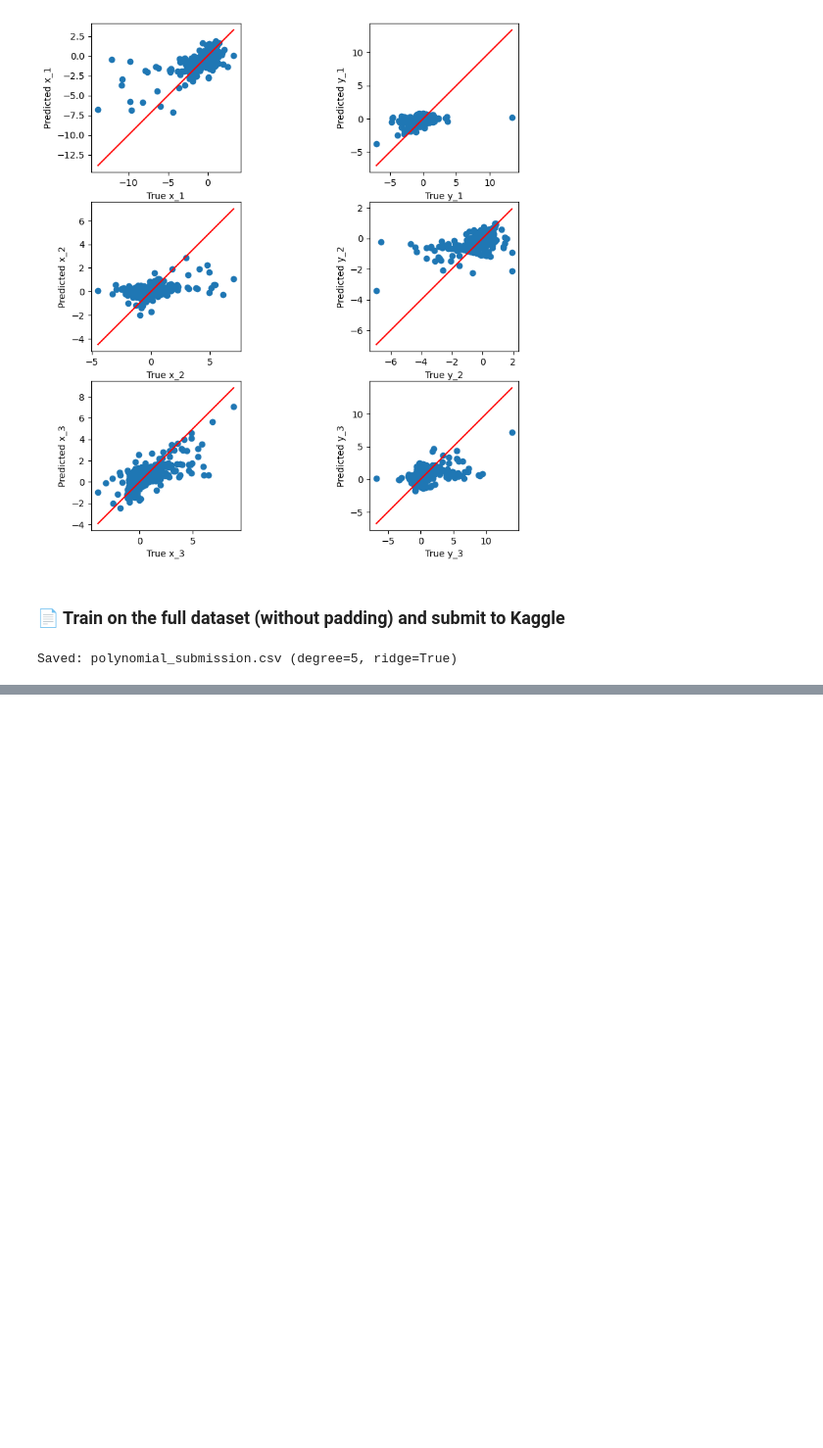
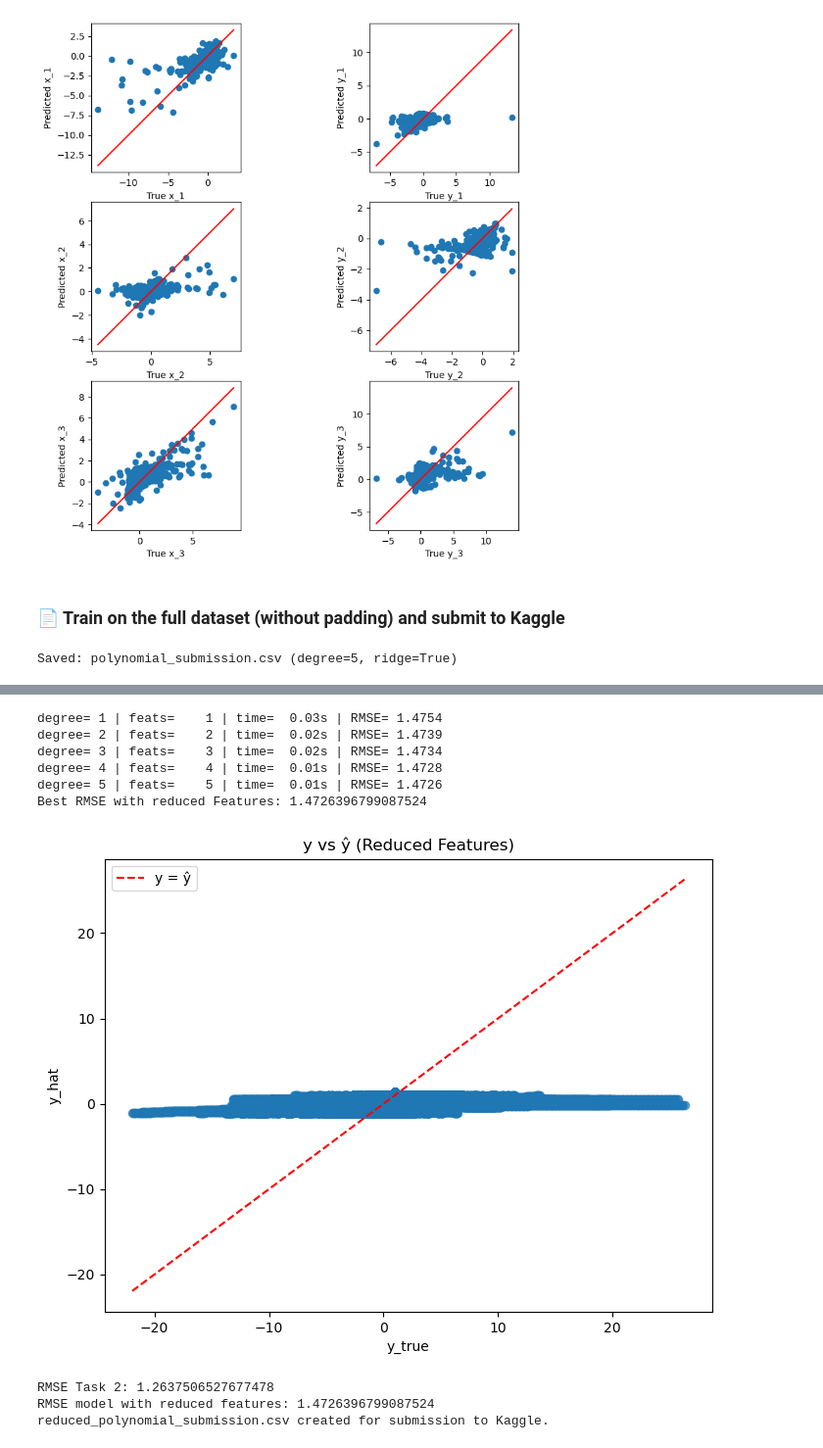
Before and after one commit to Custodio30/MLNOVA-AA-Assigement-1-Bernardo-Joao-Leonor, a Jupyter notebook: assigment#1/notebooks/assigment#1.ipynb, the cells around one changed output, grey strips where cells are left out. Shown at 98% size. Saved outputs shown, nothing was run; the diff lists cells and outputs as text; code cells hidden in the pictures; blank space fills up the shorter version.

```diff
--- a/assigment#1/notebooks/assigment#1.ipynb
+++ b/assigment#1/notebooks/assigment#1.ipynb
@@ -654,0 +778,58 @@ Saved: polynomial_submission.csv (degree=5, ridge=True)
+# %%
+############# Task 3.2 #############
+
+#Creating only datatsets with variable "t" in features (X_tr and X_va)
+X_tr_reduced = tr_df[["t"]].values
+X_va_reduced = va_df[["t"]].values
+y_tr_reduced = tr_df[TARGETS].values
+y_va_reduced = va_df[TARGETS].values
+
+best_model_red, best_rmse_red, logs_red = validate_polynomial(
+    X_tr_reduced, y_tr_reduced,
+    X_va_reduced, y_va_reduced,
+    degrees=range(1, 6),
+    max_features=1500,
+    random_state=42,
+    use_ridge=False,
+    sample_frac=0.05,
+    verbose=True
+)
+
+print(f"Best RMSE with reduced Features: {best_rmse_red}")
+
+#Y-^y plot for comparing values
+y_hat_red = best_model_red.predict(X_va_reduced) #Using prediction with reduced features on validation set
+
+plt.figure(figsize=(8,6))
+plt.scatter(y_va_reduced.flatten(), y_hat_red.flatten(), alpha=0.6)
+plt.plot([y_va_reduced.min(), y_va_reduced.max()],
+         [y_va_reduced.min(), y_va_reduced.max()],
+         'r--', label='y = ŷ')
+plt.xlabel('y_true')
+plt.ylabel('y_hat')
+plt.title('y vs ŷ (Reduced Features)')
+plt.legend()
+plt.show()
+
+#Comparison with Task 2
+print(f"RMSE Task 2: {rmse_poly}")
+print(f"RMSE model with reduced features: {best_rmse_red}")
+
+#Submission to Kaggle
+X_test_reduced = test[["t"]].values
+y_test_hat = best_model_red.predict(X_test_reduced)
+
+submission = pd.DataFrame(y_test_hat, columns=TARGETS)
+submission.to_csv("reduced_polynomial_submission.csv", index=False)
+print("reduced_polynomial_submission.csv created for submission to Kaggle.")
+# %% [output]
+degree= 1 | feats=    1 | time=  0.03s | RMSE= 1.4754
+degree= 2 | feats=    2 | time=  0.02s | RMSE= 1.4739
+degree= 3 | feats=    3 | time=  0.02s | RMSE= 1.4734
+degree= 4 | feats=    4 | time=  0.01s | RMSE= 1.4728
+degree= 5 | feats=    5 | time=  0.01s | RMSE= 1.4726
+Best RMSE with reduced Features: 1.4726396799087524
+[figure, added]
+RMSE Task 2: 1.2637506527677478
+RMSE model with reduced features: 1.4726396799087524
+reduced_polynomial_submission.csv created for submission to Kaggle.
```
Also changed, not shown: parts of 3 cells of this notebook.
